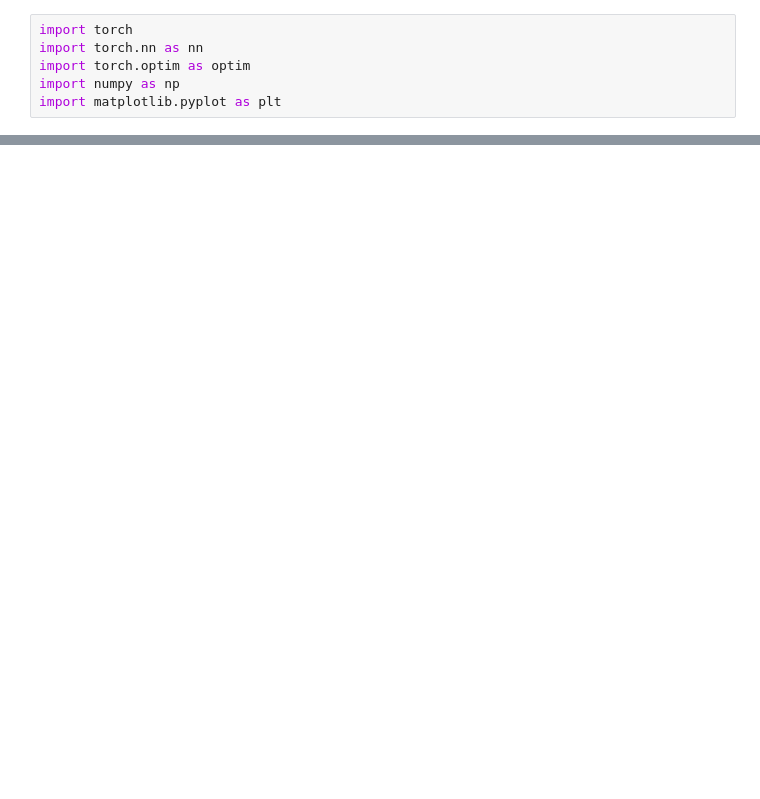
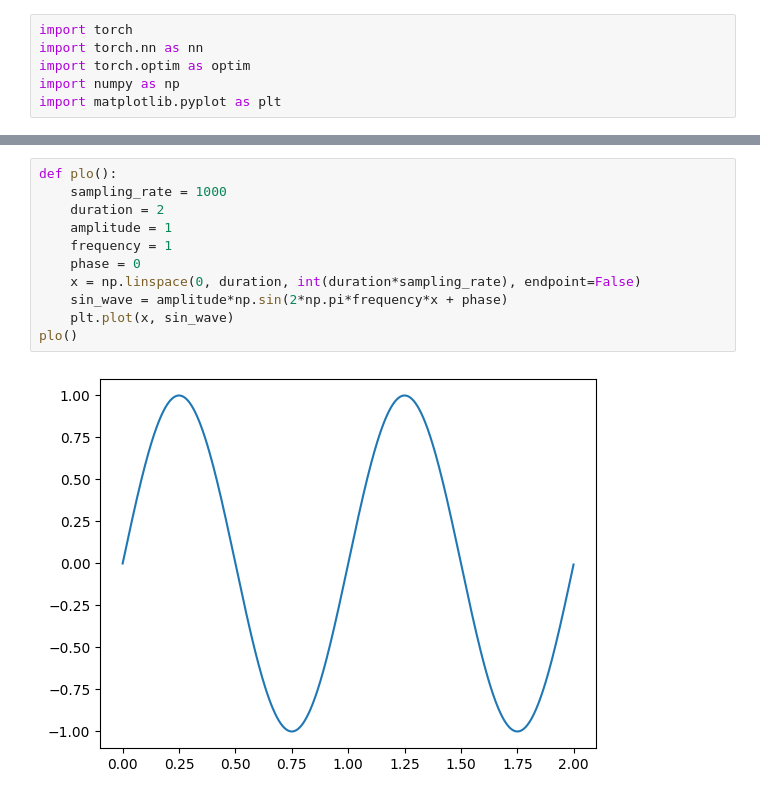
Before and after one commit to Abhinav-Krishnan-Ds/AIProjects, a Jupyter notebook: NLP/Predicting_sequential_data.ipynb, the cells around one changed output, grey strips where cells are left out. Saved outputs shown, nothing was run; the diff lists cells and outputs as text; blank space fills up the shorter version.

```diff
--- a/NLP/Predicting_sequential_data.ipynb
+++ b/NLP/Predicting_sequential_data.ipynb
@@ -78 +76,14 @@ for epoch in range(num_epochs):
+# %%
+def plo():
+    sampling_rate = 1000
+    duration = 2
+    amplitude = 1
+    frequency = 1
+    phase = 0
+    x = np.linspace(0, duration, int(duration*sampling_rate), endpoint=False)
+    sin_wave = amplitude*np.sin(2*np.pi*frequency*x + phase)
+    plt.plot(x, sin_wave)
+plo()
+# %% [output]
+[figure, added]
 # %%
```
Also changed, not shown: parts of 10 cells of this notebook, 16 other files.
